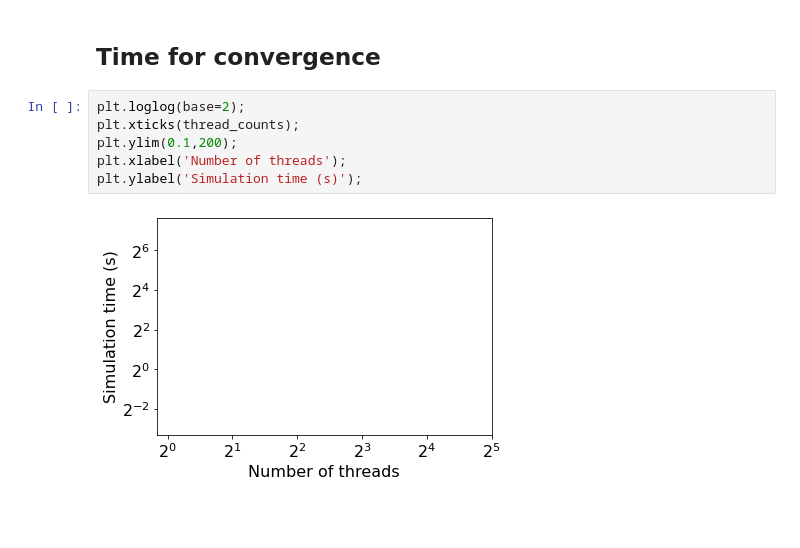
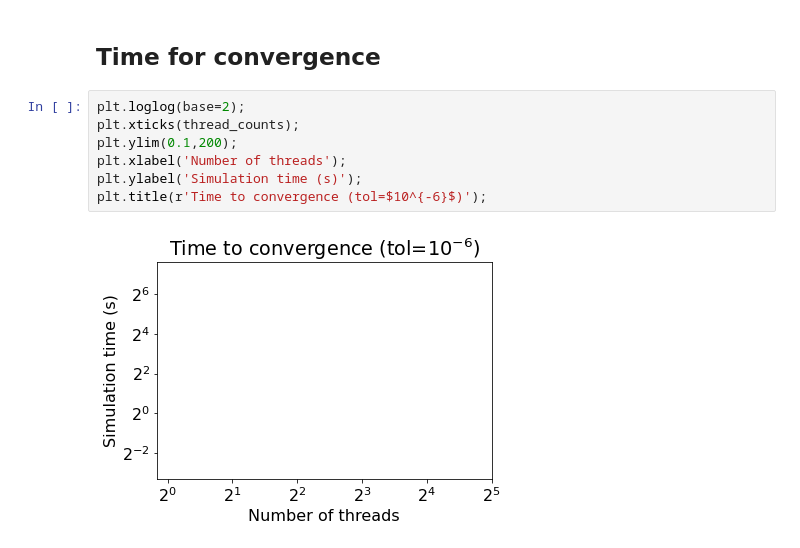
Before and after one commit to brandomagnani/HPC-Final-Project, a Jupyter notebook: analysis.ipynb, the cells around one changed output. Saved outputs shown, nothing was run; the diff lists cells and outputs as text; blank space fills up the shorter version.

```diff
--- a/analysis.ipynb
+++ b/analysis.ipynb
@@ -64,8 +64,9 @@ ax.legend();
 # %%
 plt.loglog(base=2);
 plt.xticks(thread_counts);
 plt.ylim(0.1,200);
 plt.xlabel('Number of threads');
 plt.ylabel('Simulation time (s)');
+plt.title(r'Time to convergence (tol=$10^{-6}$)');
 # %% [output]
-[figure, old version]
+[figure, new version]
```
Also changed, not shown: parts of 1 cell of this notebook, 9 other files.
